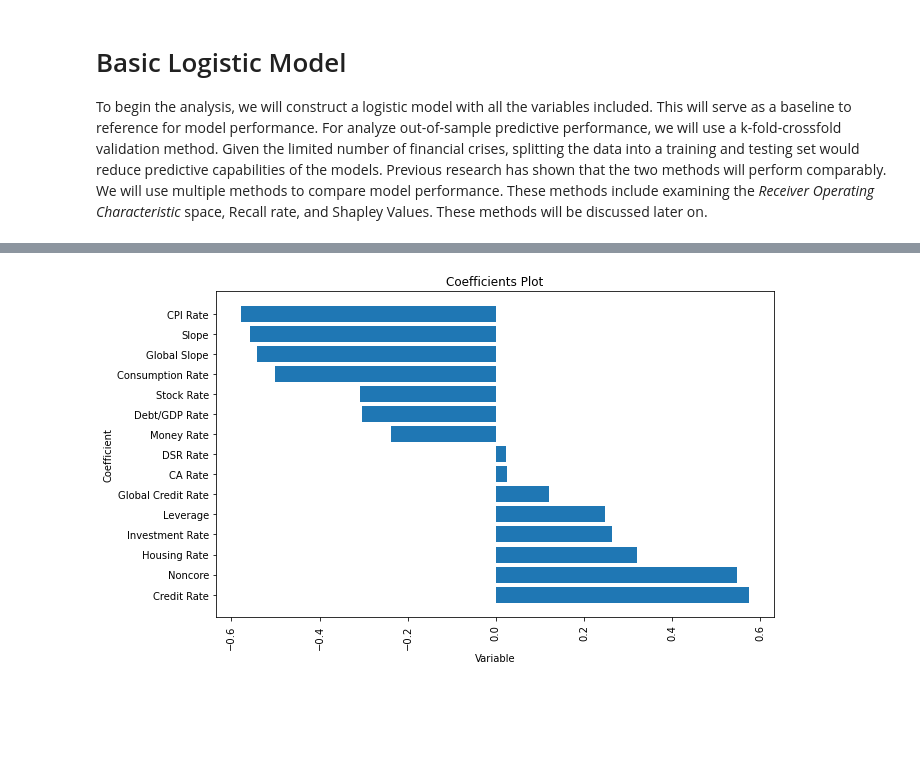
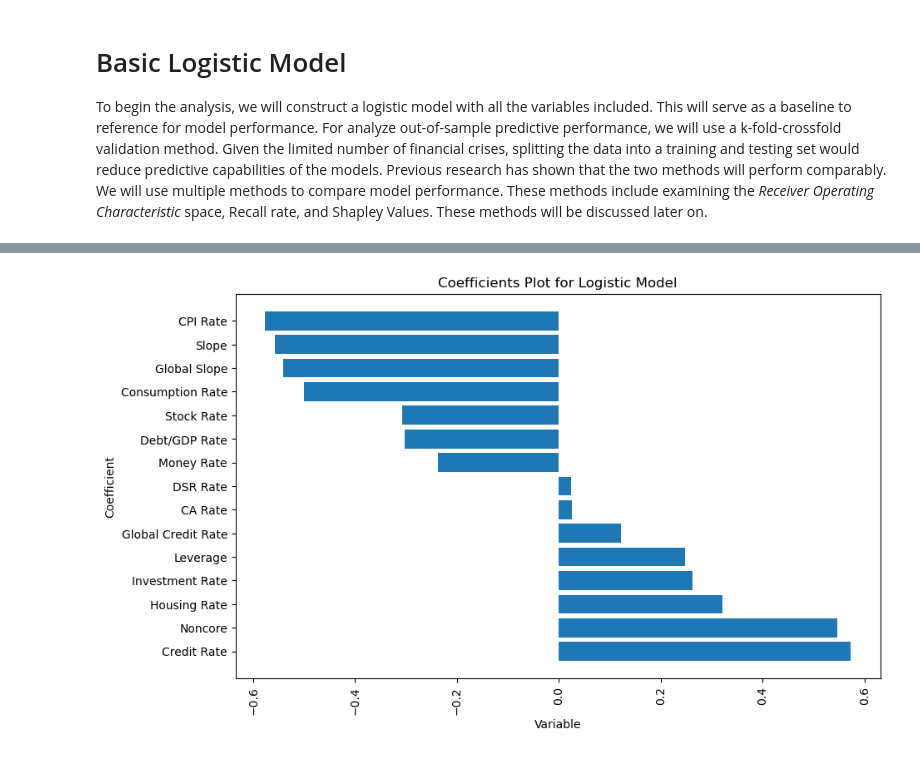
Before and after one commit to stenberg13/financial_crisis_prediction, a Jupyter notebook: Big_Data_Project_NEW.ipynb, the cells around one changed output, grey strips where cells are left out. Saved outputs shown, nothing was run; the diff lists cells and outputs as text; code cells hidden in the pictures; blank space fills up the shorter version.

```diff
--- a/Big_Data_Project_NEW.ipynb
+++ b/Big_Data_Project_NEW.ipynb
@@ -16,5 +25,5 @@ import statsmodels.api as sm
 # %%
-data = pd.read_excel("/Users/yelebedesta/Downloads/JSTdatasetR6.xlsx")
+data = pd.read_excel("C:/Users/sjten/Downloads/JSTdatasetR6 (1).xlsx")
 # %% [markdown]
 # Exploring the Data
 # %%
@@ -202,18 +187,18 @@ dtype: float64
 # %%
 coefficients = result.params
 coefficients = coefficients.drop(['intercept'])
 coef_names = coefficients.index
 
 sorted_coefficients = sorted(zip(coefficients, coef_names), reverse=True)
 sorted_coefficients, sorted_coef_names = zip(*sorted_coefficients)
 
 
 plt.figure(figsize=(10, 6))
 plt.barh(sorted_coef_names, sorted_coefficients)
 plt.xlabel('Variable')
 plt.ylabel('Coefficient')
-plt.title('Coefficients Plot')
+plt.title('Coefficients Plot for Logistic Model')
 plt.xticks(rotation=90)
 plt.show()
 # %% [output]
-[figure, old version]
+[figure, new version]
```
Also changed, not shown: parts of 23 cells of this notebook.
